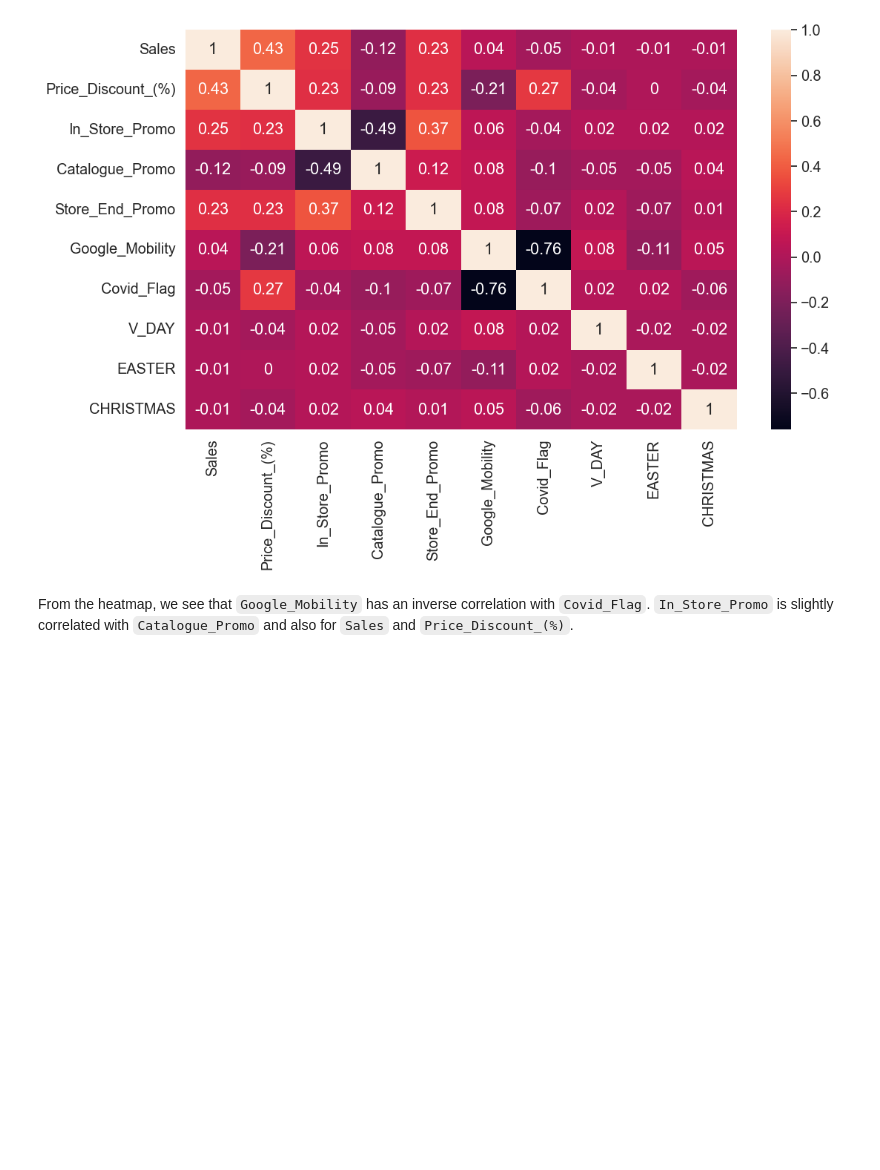
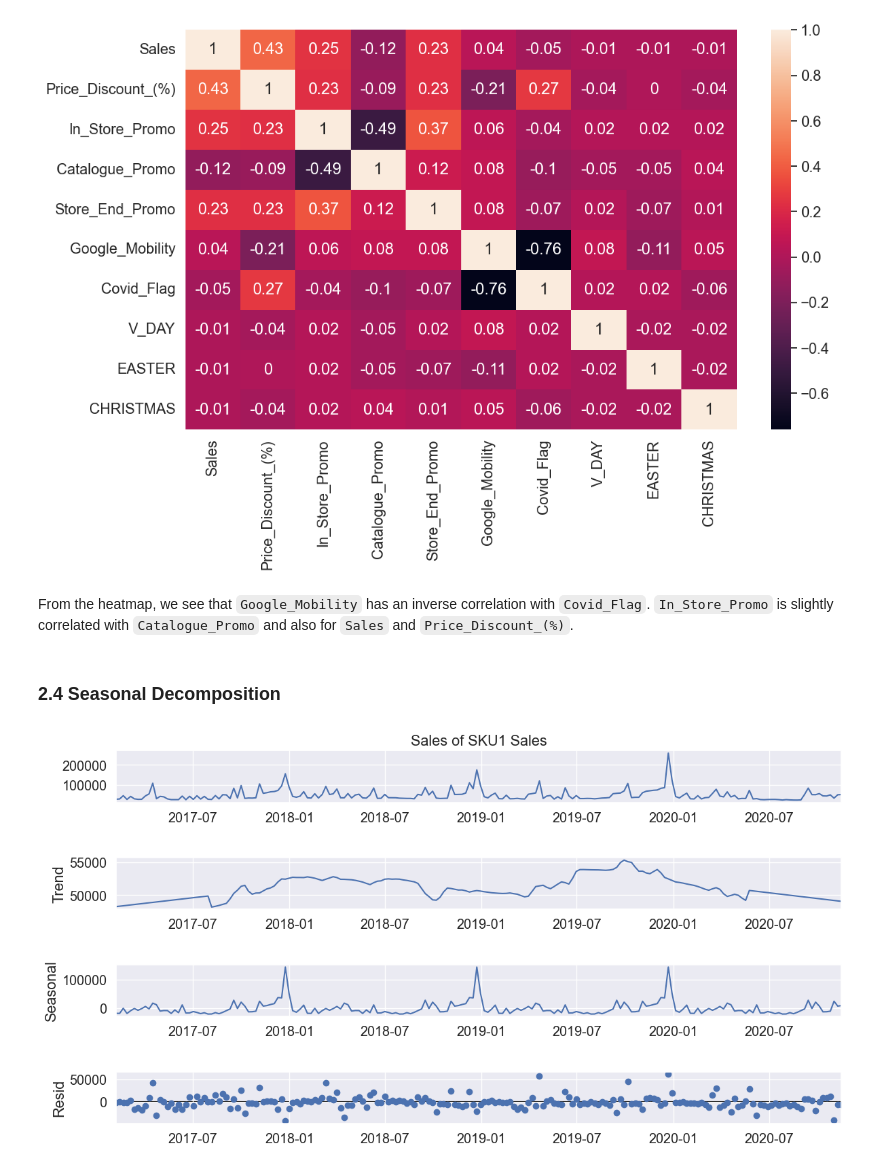
Before and after one commit to keithonpy/bev_retail_forecasting, a Jupyter notebook: retail_forecasting.ipynb, the cells around one changed output. Drawn from its saved outputs; the diff is of its cells as text; code cells hidden in the pictures; blank space fills up the shorter version.

```diff
--- a/retail_forecasting.ipynb
+++ b/retail_forecasting.ipynb
@@ -207,3 +212,29 @@ ax = sns.heatmap(data = round(df_corr, 2),
 [figure]
 # %% [markdown]
 From the heatmap, we see that `Google_Mobility` has an inverse correlation with `Covid_Flag`. `In_Store_Promo` is slightly correlated with `Catalogue_Promo` and also for `Sales` and `Price_Discount_(%)`.
+# %% [markdown]
+### 2.4 Seasonal Decomposition
+# %%
+# Split the 6 SKUs to different dataset
+df_group = df.reset_index().groupby('Product')
+
+# save them in dictionary
+skus = {'sku1' : df_group.get_group("SKU1").set_index('date'),
+    'sku2' : df_group.get_group("SKU2").set_index('date'),
+    'sku3' : df_group.get_group("SKU3").set_index('date'),
+    'sku4' : df_group.get_group("SKU4").set_index('date'),
+    'sku5' : df_group.get_group("SKU5").set_index('date'),
+    'sku6' : df_group.get_group("SKU6").set_index('date')}
+# %%
+# graphs to show seasonal_decompose
+def seasonal_decompose (y, title):
+    y = y.rename(title + " Sales")
+    decomposition = sm.tsa.seasonal_decompose(y, model='additive',extrapolate_trend='freq')
+    fig = decomposition.plot()
+    fig.set_size_inches(14,7)
+    plt.show()
+# %%
+# SKU1
+seasonal_decompose(skus['sku1'].Sales, "Sales of SKU1")
+# %% [output]
+[figure, added]
```
Also changed, not shown: parts of 54 cells of this notebook.
